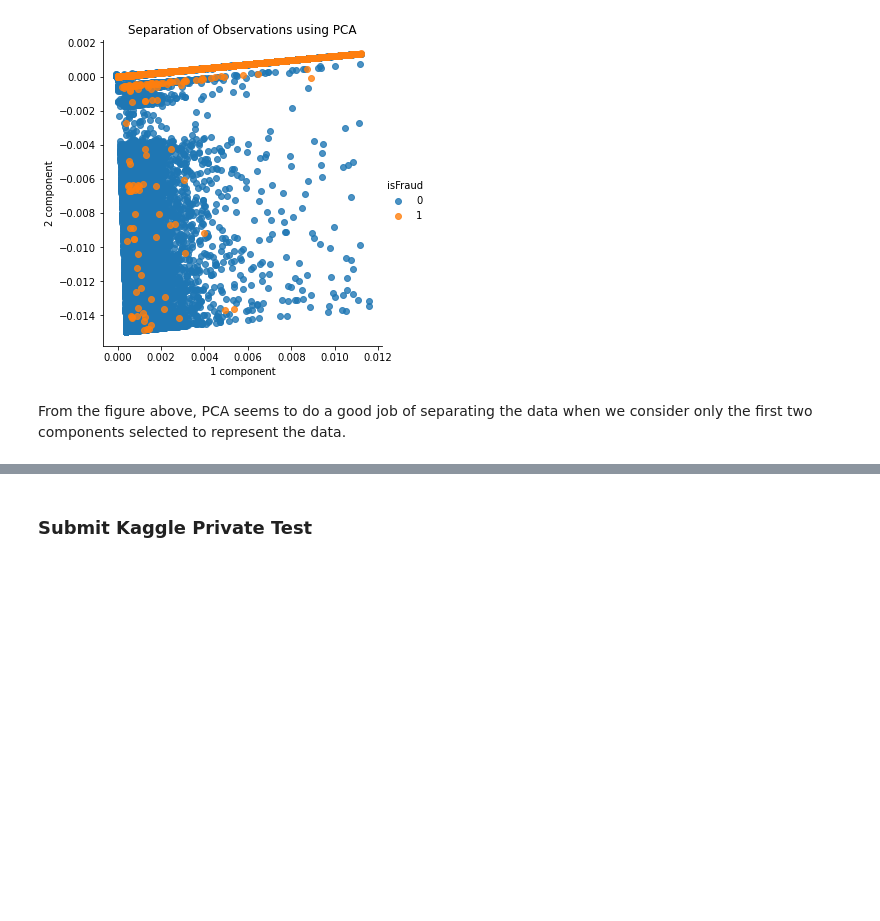
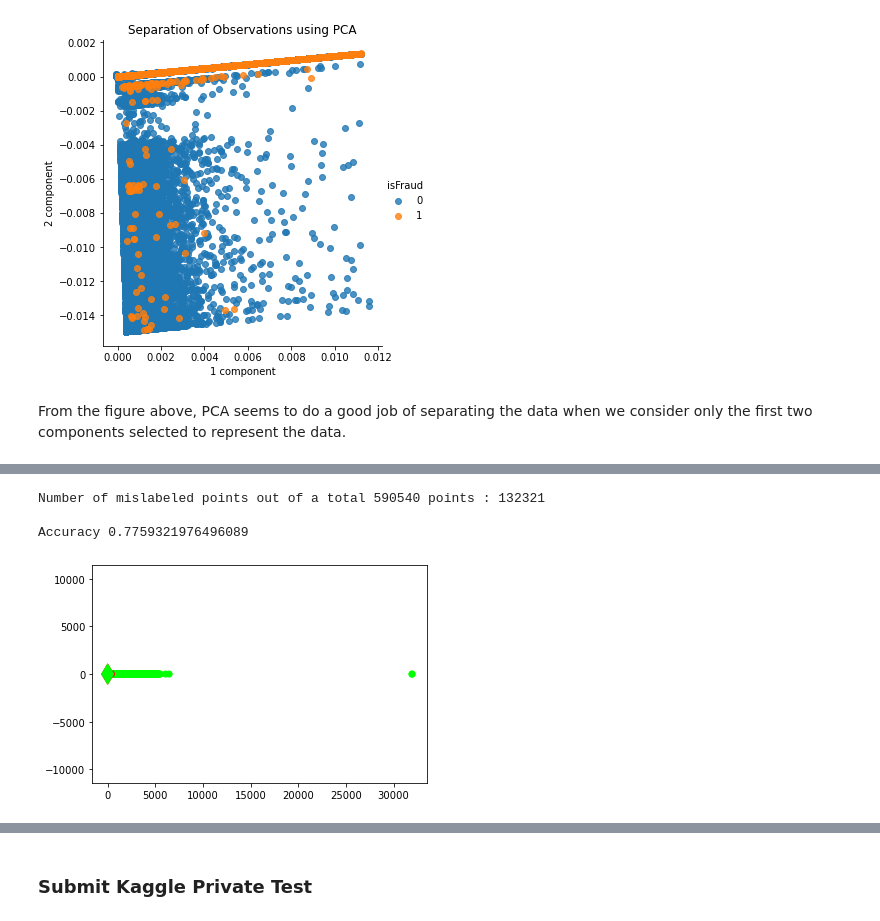
Before and after one commit to orangejustin/Fraud-Detetction, a Jupyter notebook: COGS118B - FRAUD DETECTION.ipynb, the cells around one changed output, grey strips where cells are left out. Saved outputs shown, nothing was run; the diff lists cells and outputs as text; code cells hidden in the pictures; blank space fills up the shorter version.

```diff
--- a/COGS118B - FRAUD DETECTION.ipynb
+++ b/COGS118B - FRAUD DETECTION.ipynb
@@ -751,0 +921,5 @@ from sklearn import svm # direct import supervised
+# %%
+%%time
+KMeans_normc = KMeans(normc(X), 2)
+KMeans_Kmus_normc = KMeans_normc.runKMeans()
+KMeans_pred_normc = KMeans_normc.predict(normc(X))
@@ -751,0 +929,13 @@ from sklearn import svm # direct import supervised
+# %%
+print("Number of mislabeled points out of a total %d points : %d"
+      % (X.shape[0], (y != KMeans_pred_normc).sum()))
+print()
+print("Accuracy", metrics.accuracy_score(y, KMeans_pred_normc))
+# %% [output]
+Number of mislabeled points out of a total 590540 points : 132321
+
+Accuracy 0.7759321976496089
+# %%
+plotCurrent(X.to_numpy(), KMeans_normc.Rnk, KMeans_Kmus_normc)
+# %% [output]
+[figure, added]
```
Also changed, not shown: parts of 76 cells of this notebook.
